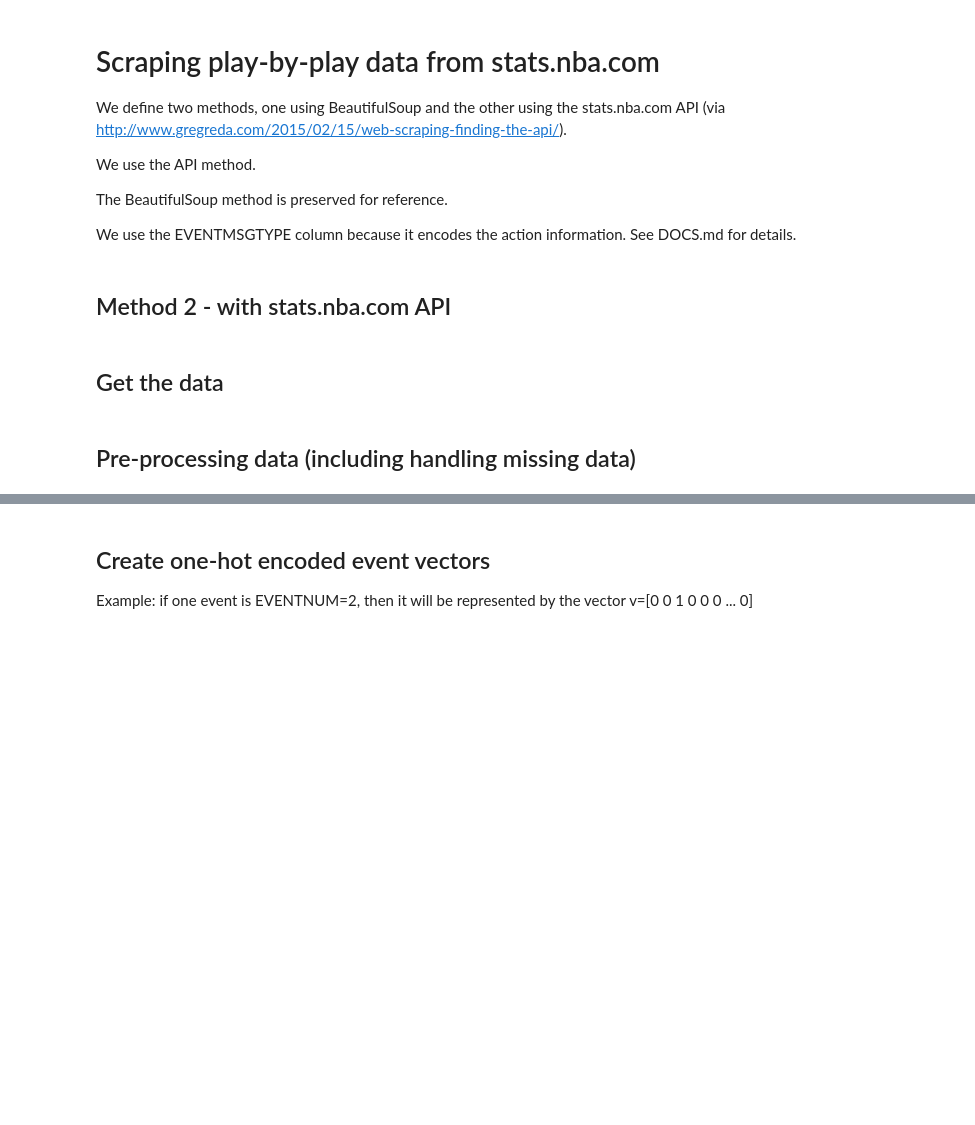
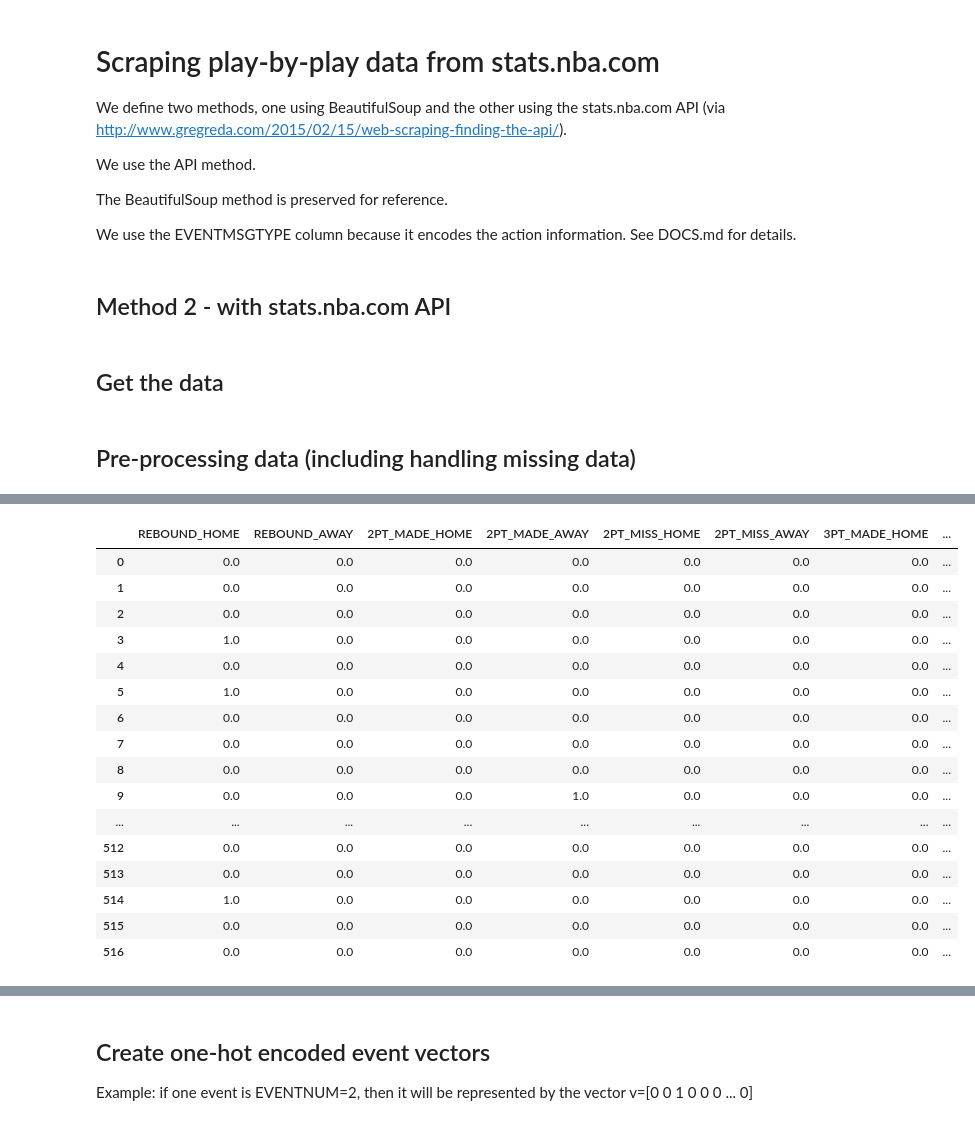
Before and after one commit to joaopcoelho/tiles, a Jupyter notebook: Scraping stats.nba.com.ipynb, the cells around one changed output, grey strips where cells are left out. Drawn from its saved outputs; the diff is of its cells as text; code cells hidden in the pictures; blank space fills up the shorter version.

```diff
--- a/Scraping stats.nba.com.ipynb
+++ b/Scraping stats.nba.com.ipynb
@@ -55,0 +75,94 @@ df = df_raw[relevant_columns]
+# %%
+# let's build a dataframe with only 0 and 1: df_events
+# each line is an event and is all zeros and only one 1, corresponding to the event
+# df_events contains only events which are selected as relevant
+# refer to DOCS.md for documentation on how to deal with EVENTMSGTYPE and other features of original dataframe
+
+features = ["REBOUND_HOME", "REBOUND_AWAY",
+           "2PT_MADE_HOME", "2PT_MADE_AWAY",
+           "2PT_MISS_HOME", "2PT_MISS_AWAY",
+           "3PT_MADE_HOME", "3PT_MADE_AWAY",
+           "3PT_MISS_HOME", "3PT_MISS_AWAY",
+           "TOV_HOME", "TOV_AWAY",
+            "TIMEOUT_HOME", "TIMEOUT_AWAY"
+           ]
+number_of_features = len(features)
+number_of_events = len(df)
+
+df_events = pd.DataFrame(data=np.zeros((number_of_events, number_of_features)), columns = features)
+
+# rebounds
+home_rebound_index = df[(df.EVENTMSGTYPE==4) & (df.HOMEDESCRIPTION.notnull())].index
+df_events.loc[home_rebound_index,"REBOUND_HOME"] = 1.0
+
+away_rebound_index = df[(df.EVENTMSGTYPE==4) & (df.VISITORDESCRIPTION.notnull())].index
+df_events.loc[away_rebound_index,"REBOUND_AWAY"] = 1.0
+
+# 2PT made
+idx = df[(df["EVENTMSGTYPE"]==1) & (df.HOMEDESCRIPTION.notnull()) & (df.HOMEDESCRIPTION.str.contains("^((?!3PT).)*$"))].index
+df_events.loc[idx,"2PT_MADE_HOME"] = 1.0
+
+idx = df[(df["EVENTMSGTYPE"]==1) & (df.VISITORDESCRIPTION.notnull()) & (df.VISITORDESCRIPTION.str.contains("^((?!3PT).)*$"))].index
+df_events.loc[idx,"2PT_MADE_AWAY"] = 1.0
+
+# 3PT made
+idx = df[(df.EVENTMSGTYPE==1) & (df.HOMEDESCRIPTION.notnull()) & (df.HOMEDESCRIPTION.str.contains("3PT"))].index
+df_events.loc[idx,"3PT_MADE_HOME"] = 1.0
+
+idx = df[(df.EVENTMSGTYPE==1) & (df.VISITORDESCRIPTION.notnull()) & (df.VISITORDESCRIPTION.str.contains("3PT"))].index
+df_events.loc[idx,"3PT_MADE_AWAY"] = 1.0
+
+# 2PT miss
+idx = df[(df_raw["EVENTMSGTYPE"]==2) & (df.HOMEDESCRIPTION.str.contains("MISS")) & (df.HOMEDESCRIPTION.str.contains("^((?!3PT).)*$"))].index
+df_events.loc[idx,"2PT_MISS_HOME"] = 1.0
+
+idx = df[(df_raw["EVENTMSGTYPE"]==2) & (df.VISITORDESCRIPTION.str.contains("MISS")) & (df.VISITORDESCRIPTION.str.contains("^((?!3PT).)*$"))].index
+df_events.loc[idx,"2PT_MISS_AWAY"] = 1.0
+
+# 3PT miss
+idx = df[(df_raw["EVENTMSGTYPE"]==2) & (df.HOMEDESCRIPTION.str.contains("MISS")) & (df.HOMEDESCRIPTION.str.contains("3PT"))].index
+df_events.loc[idx,"3PT_MISS_HOME"] = 1.0
+
+idx = df[(df_raw["EVENTMSGTYPE"]==2) & (df.VISITORDESCRIPTION.str.contains("MISS")) & (df.VISITORDESCRIPTION.str.contains("3PT"))].index
+df_events.loc[idx,"3PT_MISS_AWAY"] = 1.0
+
+# turnovers
+idx = df[(df.EVENTMSGTYPE==5) & (df.HOMEDESCRIPTION.str.contains("Turnover"))].index
+df_events.loc[idx,"TOV_HOME"] = 1.0
+
+idx = df[(df.EVENTMSGTYPE==5) & (df.VISITORDESCRIPTION.str.contains("Turnover"))].index
+df_events.loc[idx,"TOV_AWAY"] = 1.0
+
+
+# timeouts
+idx = df[(df.EVENTMSGTYPE==9) & (df.HOMEDESCRIPTION.notnull())].index
+df_events.loc[idx,"TIMEOUT_HOME"] = 1.0
+
+idx = df[(df.EVENTMSGTYPE==9) & (df.VISITORDESCRIPTION.notnull())].index
+df_events.loc[idx,"TIMEOUT_AWAY"] = 1.0
+
+
+
+
+
+
+
+df_events
+# %% [output]
+|  | REBOUND_HOME | REBOUND_AWAY | 2PT_MADE_HOME | 2PT_MADE_AWAY | 2PT_MISS_HOME | 2PT_MISS_AWAY | 3PT_MADE_HOME | ... |
+| 0 | 0.0 | 0.0 | 0.0 | 0.0 | 0.0 | 0.0 | 0.0 | ... |
+| 1 | 0.0 | 0.0 | 0.0 | 0.0 | 0.0 | 0.0 | 0.0 | ... |
+| 2 | 0.0 | 0.0 | 0.0 | 0.0 | 0.0 | 0.0 | 0.0 | ... |
+| 3 | 1.0 | 0.0 | 0.0 | 0.0 | 0.0 | 0.0 | 0.0 | ... |
+| 4 | 0.0 | 0.0 | 0.0 | 0.0 | 0.0 | 0.0 | 0.0 | ... |
+| 5 | 1.0 | 0.0 | 0.0 | 0.0 | 0.0 | 0.0 | 0.0 | ... |
+| 6 | 0.0 | 0.0 | 0.0 | 0.0 | 0.0 | 0.0 | 0.0 | ... |
+| 7 | 0.0 | 0.0 | 0.0 | 0.0 | 0.0 | 0.0 | 0.0 | ... |
+| 8 | 0.0 | 0.0 | 0.0 | 0.0 | 0.0 | 0.0 | 0.0 | ... |
+| 9 | 0.0 | 0.0 | 0.0 | 1.0 | 0.0 | 0.0 | 0.0 | ... |
+| ... | ... | ... | ... | ... | ... | ... | ... | ... |
+| 512 | 0.0 | 0.0 | 0.0 | 0.0 | 0.0 | 0.0 | 0.0 | ... |
+| 513 | 0.0 | 0.0 | 0.0 | 0.0 | 0.0 | 0.0 | 0.0 | ... |
+| 514 | 1.0 | 0.0 | 0.0 | 0.0 | 0.0 | 0.0 | 0.0 | ... |
+| 515 | 0.0 | 0.0 | 0.0 | 0.0 | 0.0 | 0.0 | 0.0 | ... |
+| 516 | 0.0 | 0.0 | 0.0 | 0.0 | 0.0 | 0.0 | 0.0 | ... |
```
Also changed, not shown: parts of 5 cells of this notebook.
